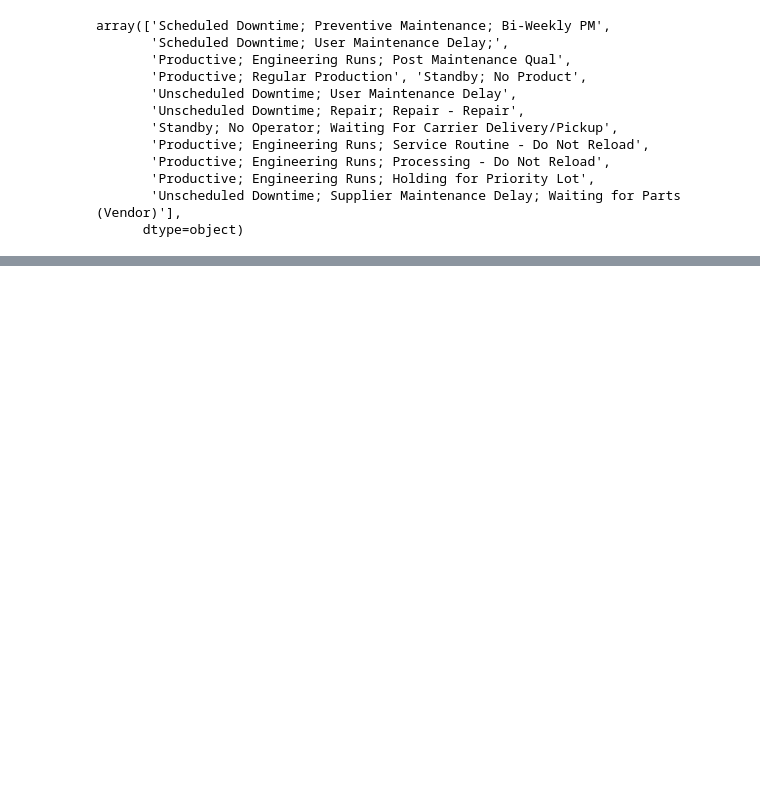
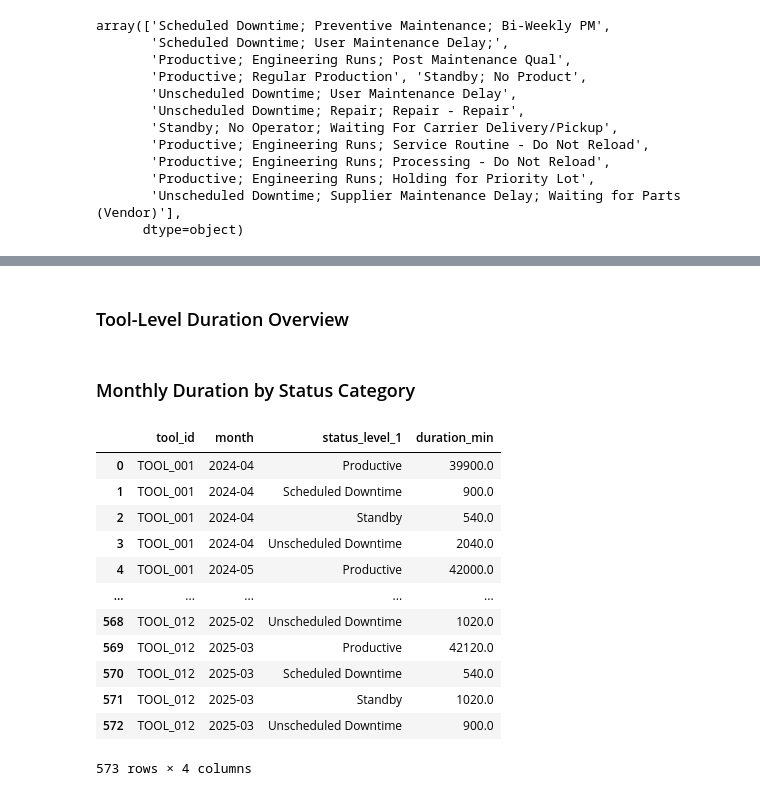
Before and after one commit to jessicaleave/tool-log-analysis, a Jupyter notebook: notebook/exploratory_analysis.ipynb, the cells around one changed output, grey strips where cells are left out. Drawn from its saved outputs; the diff is of its cells as text; code cells hidden in the pictures; blank space fills up the shorter version.

```diff
--- a/notebook/exploratory_analysis.ipynb
+++ b/notebook/exploratory_analysis.ipynb
@@ -75,0 +96,3 @@ dtype: int64
+# %%
+df[["status_level_1", "status_level_2", "status_level_3"]] = df["tool_status"].str.split(";", n=2, expand=True)
+df[["status_level_1", "status_level_2", "status_level_3"]] = df[["status_level_1", "status_level_2", "status_level_3"]].apply(lambda x: x.str.strip())
@@ -75,0 +133,4 @@ dtype: int64
+# %% [markdown]
+### Tool-Level Duration Overview
+# %% [markdown]
+### Monthly Duration by Status Category
@@ -75,0 +140,16 @@ dtype: int64
+# %%
+monthly_status_duration
+# %% [output]
+|  | tool_id | month | status_level_1 | duration_min |
+| 0 | TOOL_001 | 2024-04 | Productive | 39900.0 |
+| 1 | TOOL_001 | 2024-04 | Scheduled Downtime | 900.0 |
+| 2 | TOOL_001 | 2024-04 | Standby | 540.0 |
+| 3 | TOOL_001 | 2024-04 | Unscheduled Downtime | 2040.0 |
+| 4 | TOOL_001 | 2024-05 | Productive | 42000.0 |
+| ... | ... | ... | ... | ... |
+| 568 | TOOL_012 | 2025-02 | Unscheduled Downtime | 1020.0 |
+| 569 | TOOL_012 | 2025-03 | Productive | 42120.0 |
+| 570 | TOOL_012 | 2025-03 | Scheduled Downtime | 540.0 |
+| 571 | TOOL_012 | 2025-03 | Standby | 1020.0 |
+| 572 | TOOL_012 | 2025-03 | Unscheduled Downtime | 900.0 |
+573 rows × 4 columns
```
Also changed, not shown: parts of 24 cells of this notebook.
